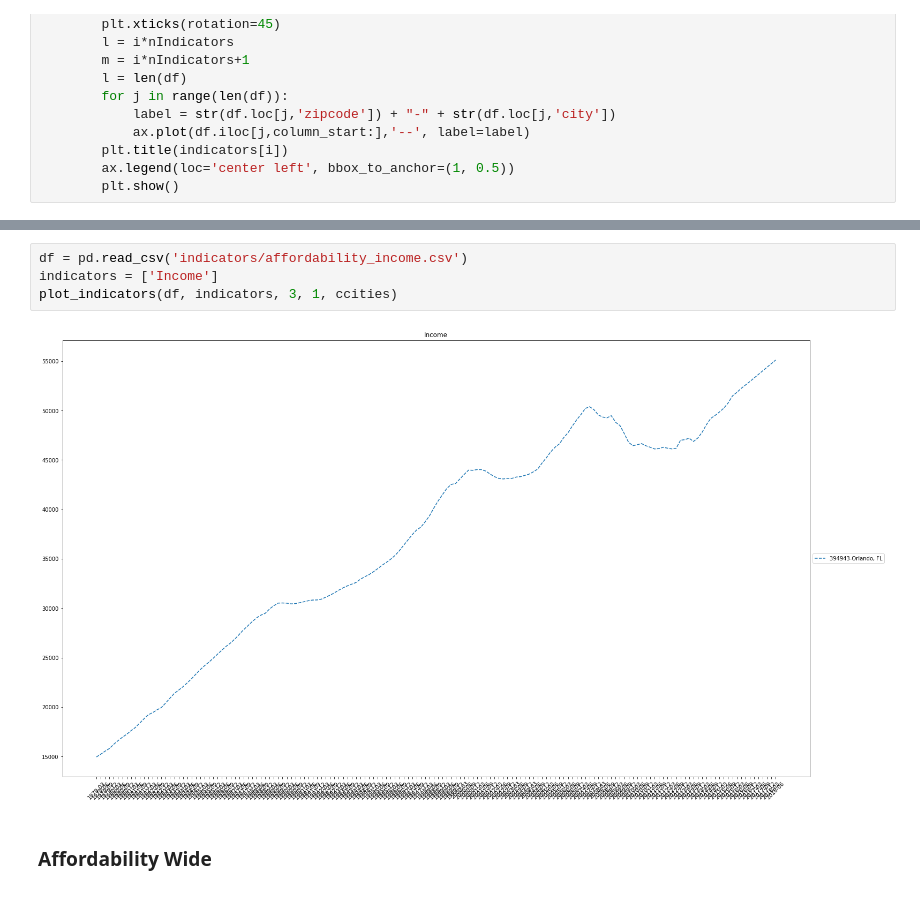
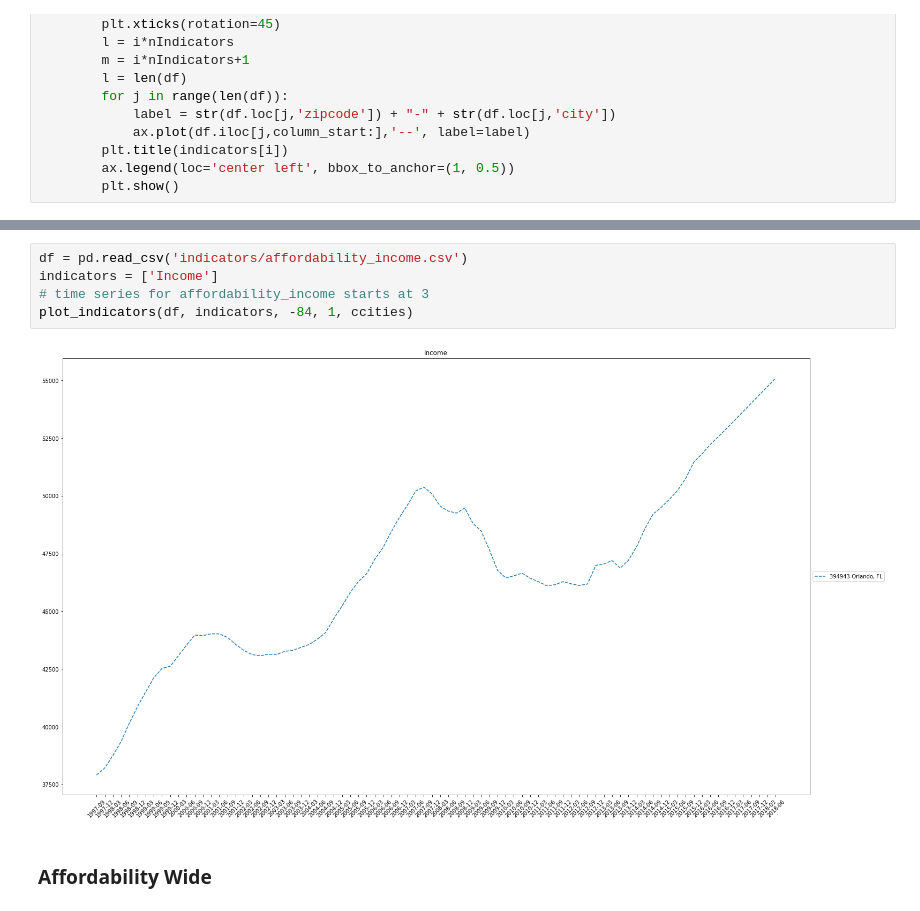
Before and after one commit to ricardo-hdz/flamingo_project, a Jupyter notebook: flamingo_project.ipynb, the cells around one changed output, grey strips where cells are left out. Drawn from its saved outputs; the diff is of its cells as text.

```diff
--- a/flamingo_project.ipynb
+++ b/flamingo_project.ipynb
@@ -320,9 +511,10 @@ def plot_indicators(df, indicators, column_start, nIndicators, cities):
 # %%
 df = pd.read_csv('indicators/affordability_income.csv')
 indicators = ['Income']
-plot_indicators(df, indicators, 3, 1, ccities)
+# time series for affordability_income starts at 3
+plot_indicators(df, indicators, -84, 1, ccities)
 # %% [output]
-[figure, old version]
+[figure, new version]
 # %% [markdown]
 ### Affordability Wide
 # %%
```
Also changed, not shown: parts of 16 cells of this notebook, 24 other files.
